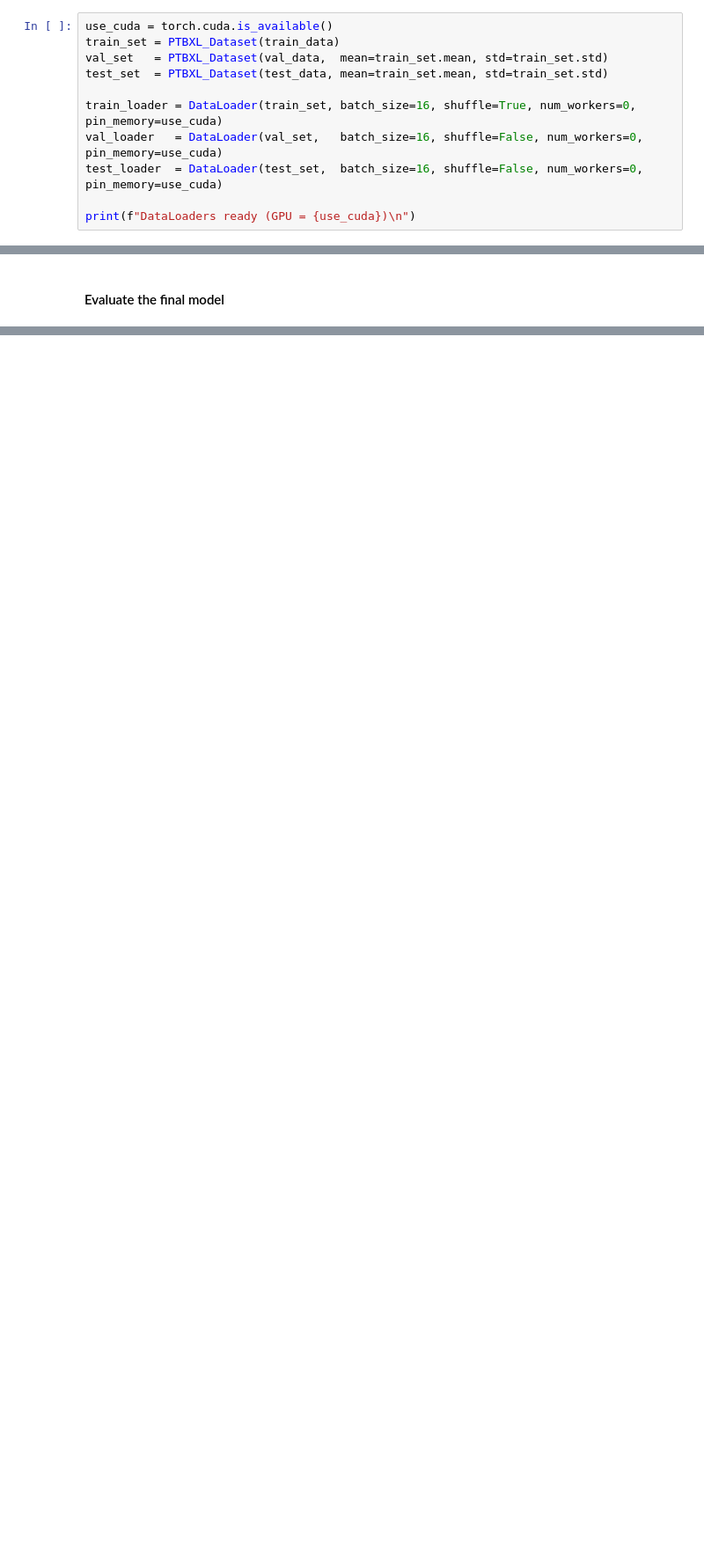
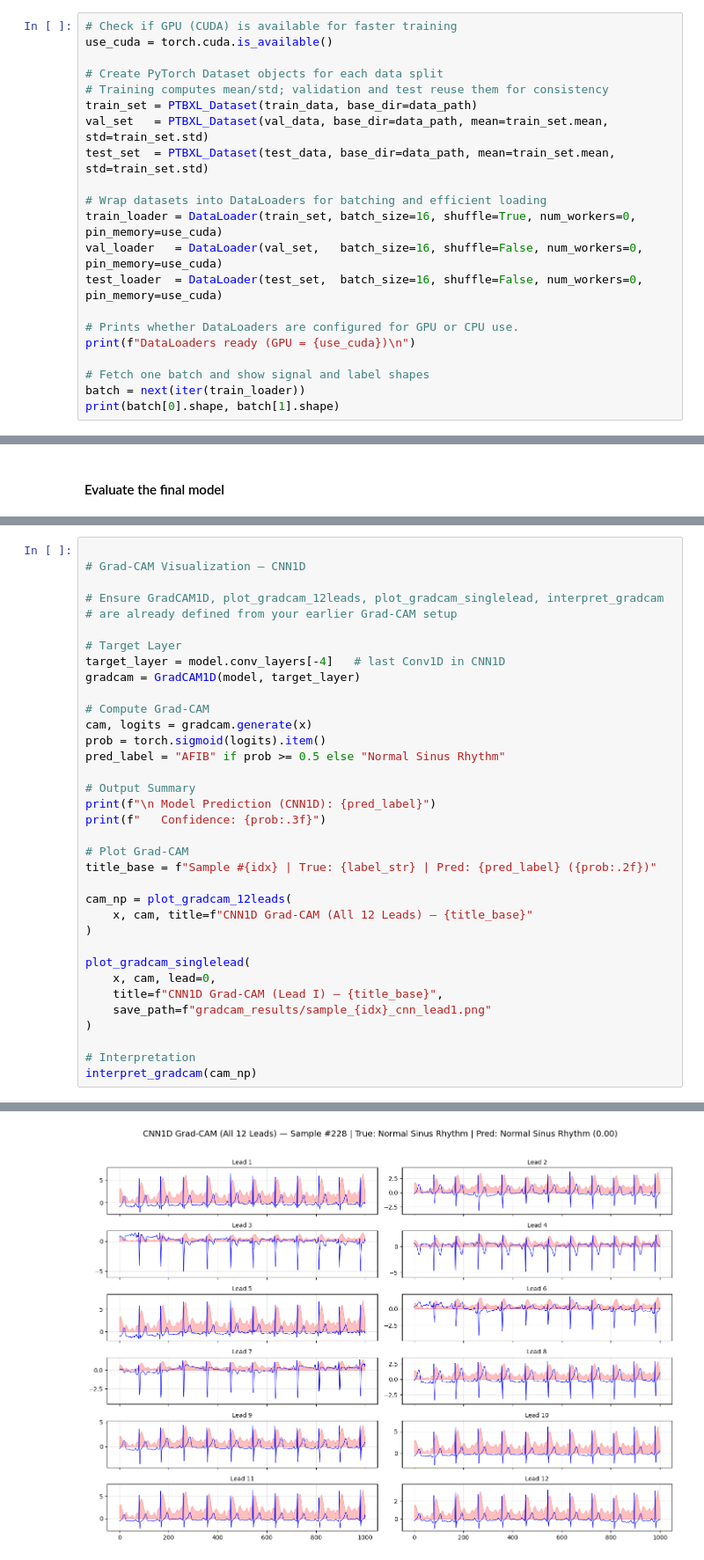
Before and after one commit to MZ2026/ECG-DeepLearning-1D, a Jupyter notebook: simple_1dcnn.ipynb, the cells around one changed output, grey strips where cells are left out. Shown at 88% size. Cells and saved outputs as stored; diff of their text form; blank space fills up the shorter version.

Commit message:
Ny Model for å tene

```diff
--- a/simple_1dcnn.ipynb
+++ b/simple_1dcnn.ipynb
@@ -121,13 +146,23 @@ DataLoaders
 # %%
+# Check if GPU (CUDA) is available for faster training
 use_cuda = torch.cuda.is_available()
-train_set = PTBXL_Dataset(train_data)
-val_set   = PTBXL_Dataset(val_data,  mean=train_set.mean, std=train_set.std)
-test_set  = PTBXL_Dataset(test_data, mean=train_set.mean, std=train_set.std)
 
+# Create PyTorch Dataset objects for each data split
+# Training computes mean/std; validation and test reuse them for consistency
+train_set = PTBXL_Dataset(train_data, base_dir=data_path)
+val_set   = PTBXL_Dataset(val_data, base_dir=data_path, mean=train_set.mean, std=train_set.std)
+test_set  = PTBXL_Dataset(test_data, base_dir=data_path, mean=train_set.mean, std=train_set.std)
+
+# Wrap datasets into DataLoaders for batching and efficient loading
 train_loader = DataLoader(train_set, batch_size=16, shuffle=True, num_workers=0, pin_memory=use_cuda)
 val_loader   = DataLoader(val_set,   batch_size=16, shuffle=False, num_workers=0, pin_memory=use_cuda)
 test_loader  = DataLoader(test_set,  batch_size=16, shuffle=False, num_workers=0, pin_memory=use_cuda)
 
+# Prints whether DataLoaders are configured for GPU or CPU use.
 print(f"DataLoaders ready (GPU = {use_cuda})\n")
+
+# Fetch one batch and show signal and label shapes
+batch = next(iter(train_loader))
+print(batch[0].shape, batch[1].shape)
 # %% [output]
 DataLoaders ready (GPU = False)
@@ -325,0 +619,36 @@ Runtime: 00h 01m 42s
+# %%
+
+# Grad-CAM Visualization — CNN1D
+
+# Ensure GradCAM1D, plot_gradcam_12leads, plot_gradcam_singlelead, interpret_gradcam
+# are already defined from your earlier Grad-CAM setup
+
+# Target Layer
+target_layer = model.conv_layers[-4]   # last Conv1D in CNN1D
+gradcam = GradCAM1D(model, target_layer)
+
+# Compute Grad-CAM
+cam, logits = gradcam.generate(x)
+prob = torch.sigmoid(logits).item()
+pred_label = "AFIB" if prob >= 0.5 else "Normal Sinus Rhythm"
+
+# Output Summary
+print(f"\n Model Prediction (CNN1D): {pred_label}")
+print(f"   Confidence: {prob:.3f}")
+
+# Plot Grad-CAM
+title_base = f"Sample #{idx} | True: {label_str} | Pred: {pred_label} ({prob:.2f})"
+
+cam_np = plot_gradcam_12leads(
+    x, cam, title=f"CNN1D Grad-CAM (All 12 Leads) — {title_base}"
+)
+
+plot_gradcam_singlelead(
+    x, cam, lead=0,
+    title=f"CNN1D Grad-CAM (Lead I) — {title_base}",
+    save_path=f"gradcam_results/sample_{idx}_cnn_lead1.png"
+)
+
+# Interpretation
+interpret_gradcam(cam_np)
+# %% [output]
@@ -325,0 +657 @@ Runtime: 00h 01m 42s
+[figure, added]
```
Also changed, not shown: parts of 21 cells of this notebook, 21 other files.
